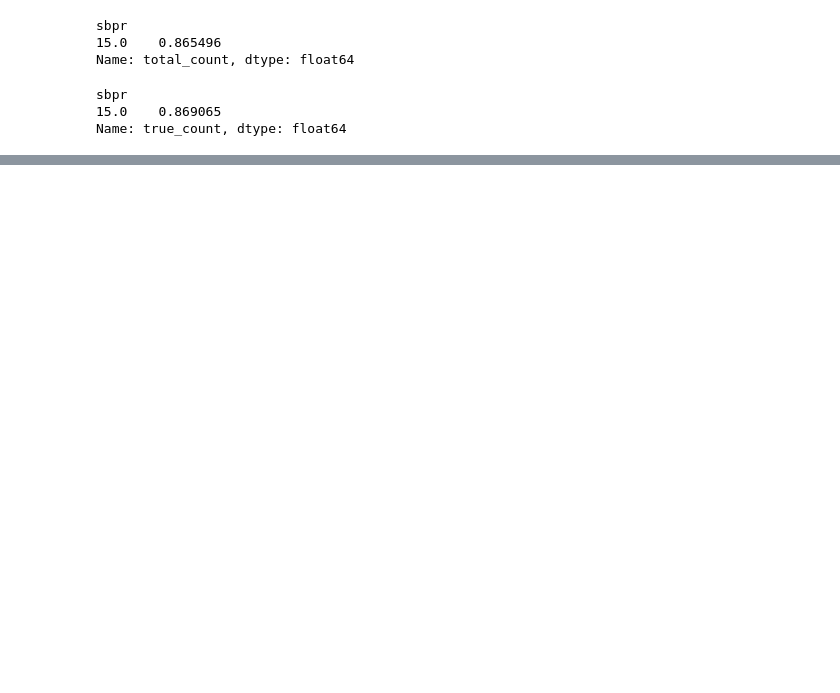
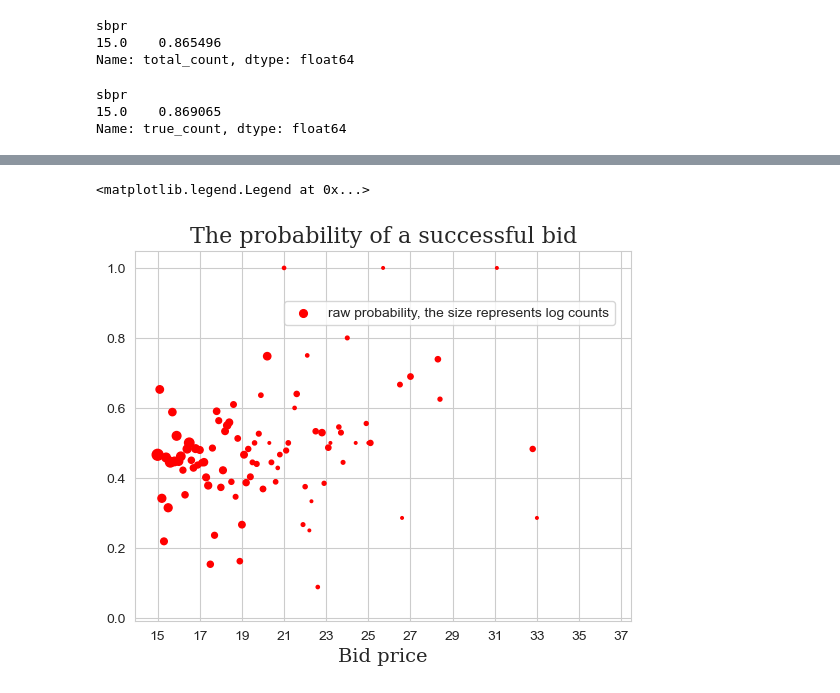
Before and after one commit to ltevlin/Origin, a Jupyter notebook: Presentation_15.ipynb, the cells around one changed output, grey strips where cells are left out. Saved outputs shown, nothing was run; the diff lists cells and outputs as text; code cells hidden in the pictures; blank space fills up the shorter version.

```diff
--- a/Presentation_15.ipynb
+++ b/Presentation_15.ipynb
@@ -323,0 +396,4 @@ Name: true_count, dtype: float64
+# %%
+#rename the dataframe
+df_15_YN = df_extr0409_15_plus
+df_15_YN.isnull().sum(axis = 0)
@@ -323,0 +438,2 @@ Name: true_count, dtype: float64
+# %%
+df_15_YN = df_15_YN.drop_duplicates(subset=['id'], keep='first')
@@ -323,0 +448,8 @@ Name: true_count, dtype: float64
+# %%
+df_al = pd.DataFrame(df_15_YN.groupby(['sbpr'])['sbpr'].count())
+df_al.rename(columns={"sbpr":"total_count"}, inplace=True)
+df_tr = pd.DataFrame(df_15_YN[df_15_YN.data==True].groupby(['sbpr'])['sbpr'].count())
+df_tr.rename(columns={"sbpr":"true_count"}, inplace=True)
+df_prob1 = pd.concat([df_al,df_tr], axis=1)
+df_prob1["prob"] = df_prob1.apply(lambda row: row.true_count/row.total_count, axis=1)
+df_prob1.head()
@@ -323,0 +464,11 @@ Name: true_count, dtype: float64
+# %%
+fig_prob1, ax  = plt.subplots()
+plt.title("The probability of a successful bid", fontsize=16, fontfamily='serif')
+ax.scatter(x= df_prob1.index, y= df_prob1.prob, color = 'r' ,s = np.log(df_prob1.true_count)*5)
+ax.set_xlabel('Bid price',fontsize=14,fontfamily='serif')
+ax.set_xticks(np.arange(15, 39, step=2))
+ax.legend(['raw probability, the size represents log counts'], loc=(0.3,0.8))
+#plt.savefig('Bid probability before.png')
+# %% [output]
+<matplotlib.legend.Legend at 0x...>
+[figure, added]
```
Also changed, not shown: parts of 38 cells of this notebook.
